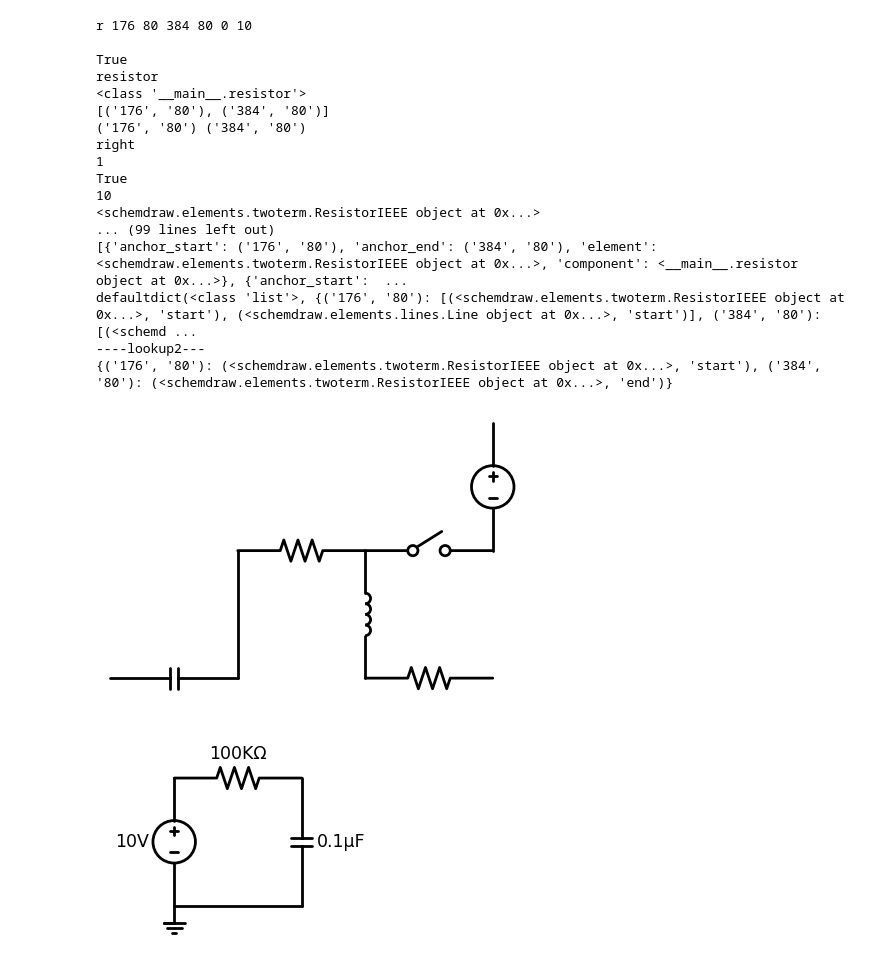
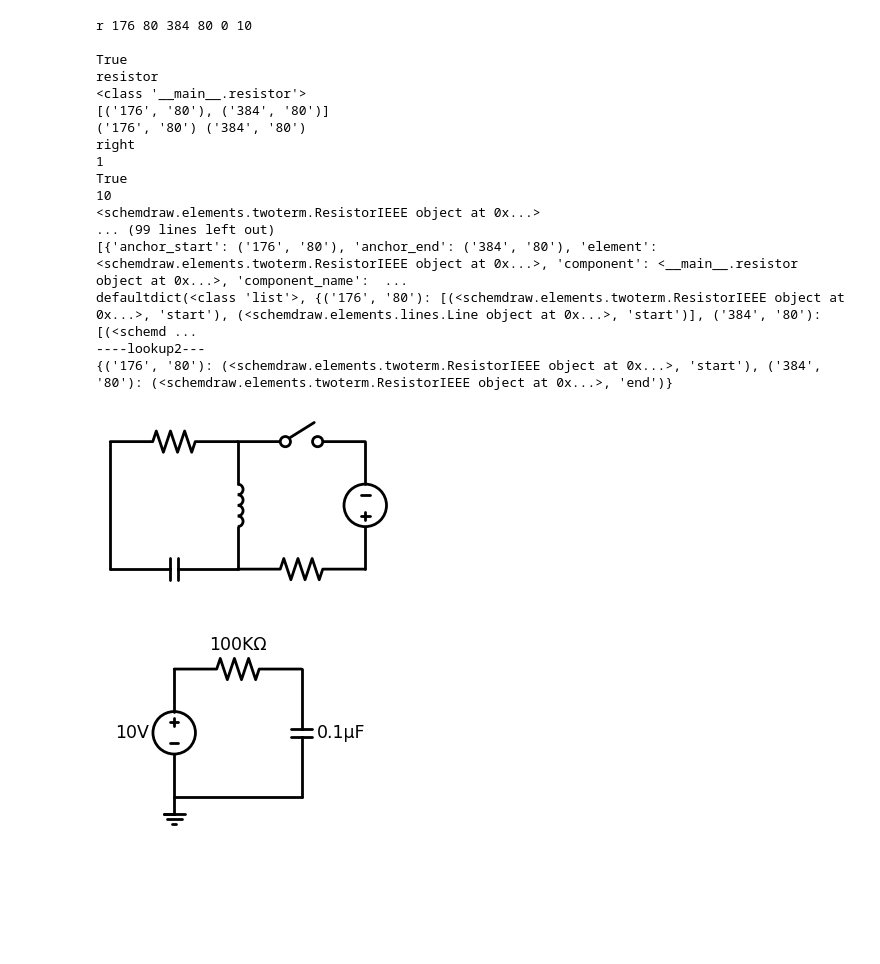
Before and after one commit to raspberrypisig/circuitjs2schemdraw, a Jupyter notebook: main.ipynb, the cells around one changed output. Saved outputs shown, nothing was run; the diff lists cells and outputs as text; code cells hidden in the pictures; blank space fills up the shorter version.

```diff
--- a/main.ipynb
+++ b/main.ipynb
@@ -276,6 +283,8 @@ def getDirection(coords):
             return 'up'
 
 
+
+
 component_list = []
 element_list = []
 lookup = defaultdict(list)
@@ -297,6 +306,7 @@ with open('tests/basic2.txt') as f:
             print(component_name)
             print(component_warehouse[component_name])
             terminal_coords = getCoordinates(coordinates)
+            terminal_coords.sort(key=lambda x: (int(x[0]), int(x[1])))
             print(terminal_coords)
             start_coords, end_coords = terminal_coords
             print(start_coords, end_coords)
@@ -324,7 +334,8 @@ with open('tests/basic2.txt') as f:
                 'anchor_start': start_coords,
                 'anchor_end': end_coords,
                 'element': element,
-                'component': component
+                'component': component,
+                'component_name': component_name
             })
             lookup[start_coords].append((element, 'start'))
             lookup[end_coords].append((element, 'end'))
@@ -358,7 +369,8 @@ with schemdraw.Drawing() as d:
 
     i = 1
     current = anchor_end
-
+    #wire_previous = False
+    #wire_direction = 'up'
 
     while i < len(element_list):
         element = element_list[i]
@@ -366,8 +378,14 @@ with schemdraw.Drawing() as d:
         anchor_end = element['anchor_end']
         e = element['element']
         component = element['component']
+        component_name = element['component_name']
+        #if wire_previous:
+        #    corrected_direction = component.corrected_direction(wire_direction)
+        #    e = getattr(e, corrected_direction)()
+        #else:
+        e = getattr(e, component.direction)()
 
-        e = getattr(e, component.direction)()
+
         if anchor_start in lookup2:
             f,g = lookup2[anchor_start]
             d += e.at(getattr(f, g))
@@ -378,35 +396,44 @@ with schemdraw.Drawing() as d:
 
         elif anchor_end in lookup2:
             f,g = lookup2[anchor_end]
             d += e.at(getattr(f, g))
             i = i + 1
             lookup2[anchor_start] = (e, 'start')
             lookup2[anchor_end] = (e, 'end')
 
         else:
             pass
+
+        #if component_name == 'wire':
+        #   wire_previous = True
+        #   wire_direction = component.direction
+        #else:
+        #    wire_previous = False
+
+
+
 #with schemdraw.Drawing() as d:
 #    for c in component_list:
 #        d += c
 # %% [output]
 r 176 80 384 80 0 10
 
 True
 resistor
 <class '__main__.resistor'>
 [('176', '80'), ('384', '80')]
 ('176', '80') ('384', '80')
 right
 1
 True
 10
 <schemdraw.elements.twoterm.ResistorIEEE object at 0x...>
 ... (99 lines left out)
-[{'anchor_start': ('176', '80'), 'anchor_end': ('384', '80'), 'element': <schemdraw.elements.twoterm.ResistorIEEE object at 0x...>, 'component': <__main__.resistor object at 0x...>}, {'anchor_start':  ...
+[{'anchor_start': ('176', '80'), 'anchor_end': ('384', '80'), 'element': <schemdraw.elements.twoterm.ResistorIEEE object at 0x...>, 'component': <__main__.resistor object at 0x...>, 'component_name':  ...
 defaultdict(<class 'list'>, {('176', '80'): [(<schemdraw.elements.twoterm.ResistorIEEE object at 0x...>, 'start'), (<schemdraw.elements.lines.Line object at 0x...>, 'start')], ('384', '80'): [(<schemd ...
 ----lookup2---
 {('176', '80'): (<schemdraw.elements.twoterm.ResistorIEEE object at 0x...>, 'start'), ('384', '80'): (<schemdraw.elements.twoterm.ResistorIEEE object at 0x...>, 'end')}
-[figure, old version]
+[figure, new version]
 # %%
 %matplotlib inline
 %config InlineBackend.figure_format = 'svg'
```
Also changed, not shown: parts of 1 cell of this notebook, 1 other file.
